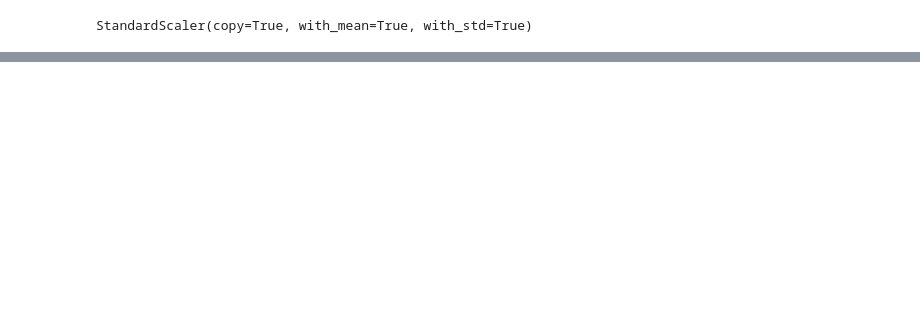
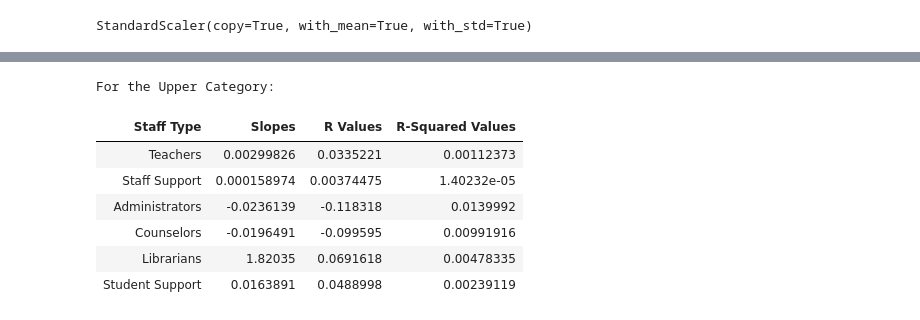
Before and after one commit to efliu/School-Staffing-Optimization, a Jupyter notebook: Neural Network.ipynb, the cells around one changed output, grey strips where cells are left out. Saved outputs shown, nothing was run; the diff lists cells and outputs as text; code cells hidden in the pictures; blank space fills up the shorter version.

```diff
--- a/Neural Network.ipynb
+++ b/Neural Network.ipynb
@@ -138,0 +290,30 @@ upper = categorized.where('category',2)
+# %%
+upper_clipped = upper.select('PctBothBenchmark','Teachers','Staff Support','Administrators','Counselors','Librarians','Student Support')
+
+slopes = make_array()
+r_values = make_array()
+r2_values = make_array()
+
+for i in np.arange(1,7):
+    x_value = upper_clipped.column(i)
+    y_value = upper_clipped.column(0)
+    slope, intercept, r_value, p_value, std_err = stats.linregress(x_value,y_value)
+    slopes = np.append(slopes, slope)
+    r_values = np.append(r_values, r_value)
+    r2_values = np.append(r2_values, r_value**2)
+
+upper_lin_reg = Table().with_columns('Staff Type', make_array('Teachers','Staff Support','Administrators','Counselors','Librarians','Student Support'),
+                    'Slopes', slopes,
+                    'R Values', r_values,
+                    'R-Squared Values', r2_values)
+print('For the Upper Category:')
+upper_lin_reg.show()
+# %% [output]
+For the Upper Category:
+| Staff Type | Slopes | R Values | R-Squared Values |
+| Teachers | 0.00299826 | 0.0335221 | 0.00112373 |
+| Staff Support | 0.000158974 | 0.00374475 | 1.40232e-05 |
+| Administrators | -0.0236139 | -0.118318 | 0.0139992 |
+| Counselors | -0.0196491 | -0.099595 | 0.00991916 |
+| Librarians | 1.82035 | 0.0691618 | 0.00478335 |
+| Student Support | 0.0163891 | 0.0488998 | 0.00239119 |
```
Also changed, not shown: parts of 27 cells of this notebook.
